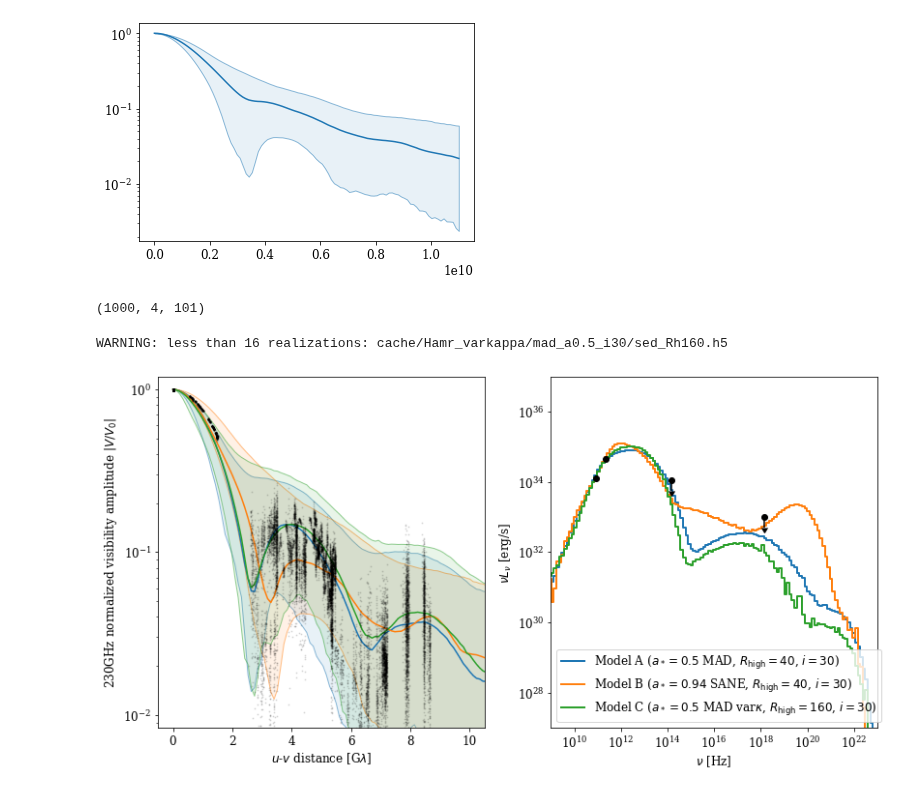
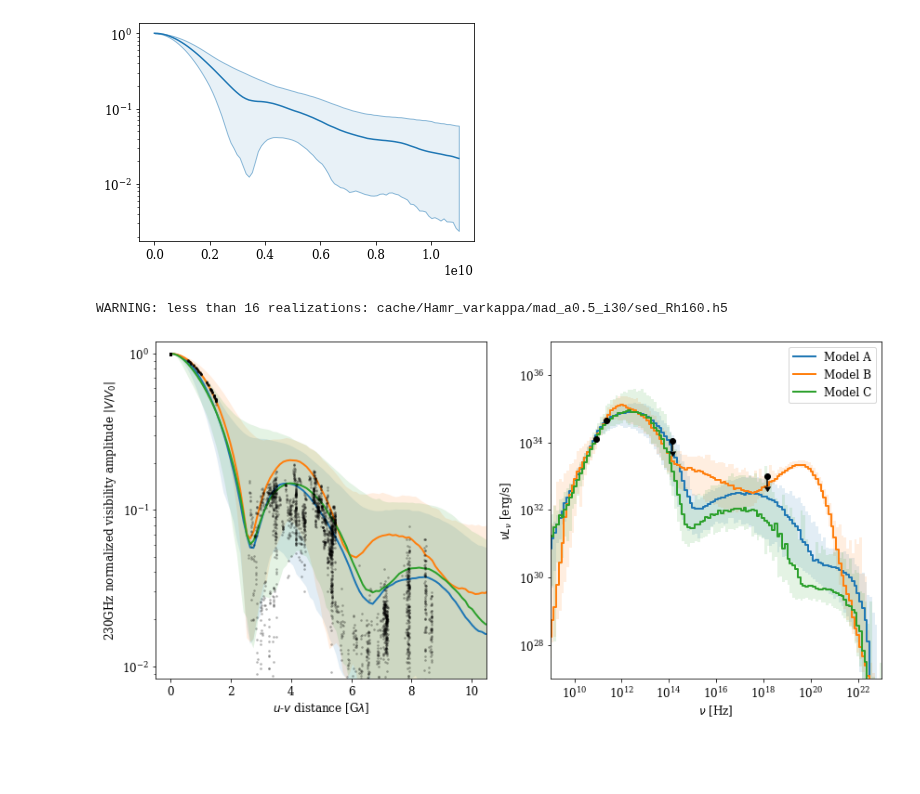
Before and after one commit to eventhorizontelescope/2017_sgra_paper5, a Jupyter notebook: output_bestbet_va_sed.ipynb, the cells around one changed output. Drawn from its saved outputs; the diff is of its cells as text; code cells hidden in the pictures; blank space fills up the shorter version.

```diff
--- a/output_bestbet_va_sed.ipynb
+++ b/output_bestbet_va_sed.ipynb
@@ -48,9 +45,8 @@ def readsed(f, snapshot=None):
     if not all(rlz == 16):
         print('WARNING: less than 16 realizations:', f)
 
-    nuLnu = np.mean(avg, axis=0)
 
-    return time, nu, nuLnu, [k.decode("utf-8") for k in knd]
+    return time, nu, avg, [k.decode("utf-8") for k in knd]
 
 def Fnu_to_nuLnu(nu, Fnu):
     d = 8.127e3 * u.pc
@@ -59,12 +55,15 @@ def Fnu_to_nuLnu(nu, Fnu):
 
 def plsed(ax, name, **kwargs):
     time, nu, nuLnu, knd = readsed(name)
-    viz.step(ax, nu, nuLnu[:,0], **kwargs)
+
+    pt = np.percentile(nuLnu[:,:,0], [1,50,99], axis=0)
+    viz.step(ax, nu, pt[1], **kwargs)
+    ax.fill_between(nu, pt[0], pt[2], step='mid', color=kwargs['color'], alpha=1/8, linewidth=0)
 # %%
 import ehtim as eh
 
 obs = eh.obsdata.load_uvfits('data/SgrA_ER6_ver2021-04-15/3599/hops/hops_3599_SGRA_LO+HI_netcal_LMTcal_normalized_10s.uvfits')
-obs = obs.avg_incoherent(10) # 1 min averaging
+obs = obs.avg_incoherent(60) # 1 min averaging
 
 d    = obs.unpack(['u', 'v', 'vis'])
 uvd0 = np.sqrt(d.u * d.u + d.v * d.v)
@@ -129,12 +128,9 @@ plt.fill_between(uvd, pc[0], pc[2], facecolor=c+(0.1,), edgecolor=c+(0.5,))
 [figure]
 # %%
 uvd, vaA = plva('cache/Illinois_thermal_w5/Ma+0.5_i30/gt_Rh40_230GHz.h5')
-uvd, vaB = plva('cache/Illinois_thermal_w5/Sa+0.94_i30/gt_Rh40_230GHz.h5')
+#uvd, vaB = plva('cache/Illinois_thermal_w5/Sa+0.94_i30/gt_Rh40_230GHz.h5')
+uvd, vaB = plva('cache/Frankfurt_thermal/SANEa0.50_i30/gt_Rh40_230GHz.h5')
 uvd, vaC = plva('cache/Hamr_varkappa/mad_a0.5_i30/gt_Rh160_230GHz.h5')
-# %%
-vaA.shape
-# %% [output]
-(1000, 4, 101)
 # %%
 fig, axes = plt.subplots(1, 2, figsize=(12,6))
 
@@ -147,47 +143,45 @@ mB = np.median(vaB, axis=0)
 mC = np.median(vaC, axis=0)
 
 c = colors.to_rgb('C0')
-axes[0].fill_between(uvd/1e9, ptA[0], ptA[2], facecolor=c+(0.1,), edgecolor=c+(0.5,))
-#axes[0].plot(uvd/1e9, ptA[1],                 color=c)
-axes[0].plot(uvd/1e9, mA[2,:],                 color=c)
+axes[0].fill_between(uvd/1e9, ptA[0], ptA[2], facecolor=c+(1/8,), edgecolor=None)
+axes[0].plot(uvd/1e9, mA[2,:], linewidth=2, color=c)
 
 c = colors.to_rgb('C1')
-axes[0].fill_between(uvd/1e9, ptB[0], ptB[2], facecolor=c+(0.1,), edgecolor=c+(0.5,))
-#axes[0].plot(uvd/1e9, ptB[1],                 color=c)
-axes[0].plot(uvd/1e9, mB[2,:],                 color=c)
+axes[0].fill_between(uvd/1e9, ptB[0], ptB[2], facecolor=c+(1/8,), edgecolor=None)
+axes[0].plot(uvd/1e9, mB[2,:], linewidth=2, color=c)
 
 c = colors.to_rgb('C2')
-axes[0].fill_between(uvd/1e9, ptC[0], ptC[2], facecolor=c+(0.1,), edgecolor=c+(0.5,))
-#axes[0].plot(uvd/1e9, ptC[1],                 color=c)
-axes[0].plot(uvd/1e9, mC[2,:],                 color=c)
+axes[0].fill_between(uvd/1e9, ptC[0], ptC[2], facecolor=c+(1/8,), edgecolor=None)
+axes[0].plot(uvd/1e9, mC[2,:], linewidth=2, color=c)
 
 axes[0].set_yscale('log')
 axes[0].set_xlim(-0.5, 10.5)
 axes[0].set_ylim(0.1/12, 0.1*12)
 axes[0].set_ylabel('230GHz normalized visibility amplitude $|V/V_0|$', fontsize=12)
 axes[0].set_xlabel('$u$-$v$ distance [G$\lambda$]',                    fontsize=12)
 
-axes[0].scatter(uvd0/1e9, amp0, s=1, color='black', alpha=0.1, zorder=2)
+#axes[0].scatter(uvd0/1e9, amp0, s=1, color='black', alpha=0.1, zorder=2)
+axes[0].scatter(uvd0/1e9, amp0, s=3, color='black', alpha=0.2, zorder=2)
 
-plsed(axes[1], 'cache/Illinois_thermal_w5/Ma+0.5_i30/sed_Rh40.h5',  label=[r'Model A ($a_*=0.5$ MAD, $R_\mathrm{high}=40$, $i=30$)'],              color='C0')
-plsed(axes[1], 'cache/Illinois_thermal_w5/Sa+0.94_i30/sed_Rh40.h5', label=[r'Model B ($a_*=0.94$ SANE, $R_\mathrm{high}=40$, $i=30$)'],            color='C1')
-plsed(axes[1], 'cache/Hamr_varkappa/mad_a0.5_i30/sed_Rh160.h5',     label=[r'Model C ($a_*=0.5$ MAD var$\kappa$, $R_\mathrm{high}=160$, $i=30$)'], color='C2')
+plsed(axes[1], 'cache/Illinois_thermal_w5/Ma+0.5_i30/sed_Rh40.h5',  label=['Model A'], color='C0')
+plsed(axes[1], 'cache/Illinois_thermal_w5/Sa+0.94_i30/sed_Rh40.h5', label=['Model B'], color='C1')
+plsed(axes[1], 'cache/Hamr_varkappa/mad_a0.5_i30/sed_Rh160.h5',     label=['Model C'], color='C2')
 axes[1].set_xlim(1e9,  1e23)
 axes[1].set_ylim(1e27, 1e37)
 axes[1].set_xlabel(r'$\nu$ [Hz]',          fontsize=12)
 axes[1].set_ylabel(r'$\nu L_\nu$ [erg/s]', fontsize=12)
 axes[1].errorbar(
     [86e9, 230e9, 1.4141e+14, 1.45e18],
     [Fnu_to_nuLnu(86e9,1.9), Fnu_to_nuLnu(230e9,2.4), Fnu_to_nuLnu(1.4141e+14,1e-3), 1e33],
     yerr=[Fnu_to_nuLnu(86e9,0.2), 0, Fnu_to_nuLnu(1.4141e+14,1e-3)/2, 1e33/2],
     uplims=[False,False,True,True],
     fmt='o', color='k',
 )
 axes[1].legend(fontsize=12)
 
 fig.tight_layout()
 
 fig.savefig('output/bestbets.png', dpi=300)
 # %% [output]
 WARNING: less than 16 realizations: cache/Hamr_varkappa/mad_a0.5_i30/sed_Rh160.h5
-[figure, old version]
+[figure, new version]
```
Also changed, not shown: parts of 1 cell of this notebook.
